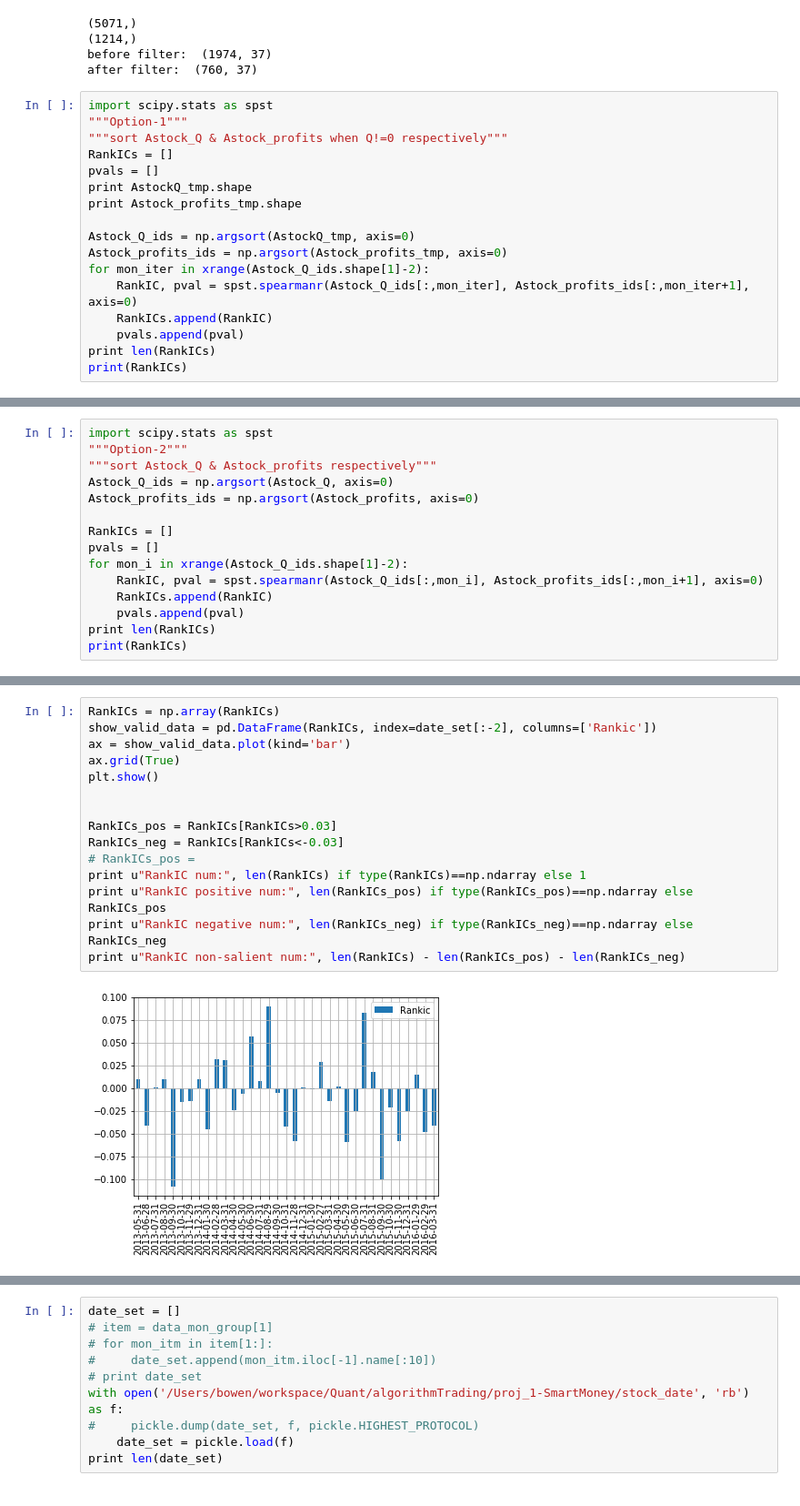
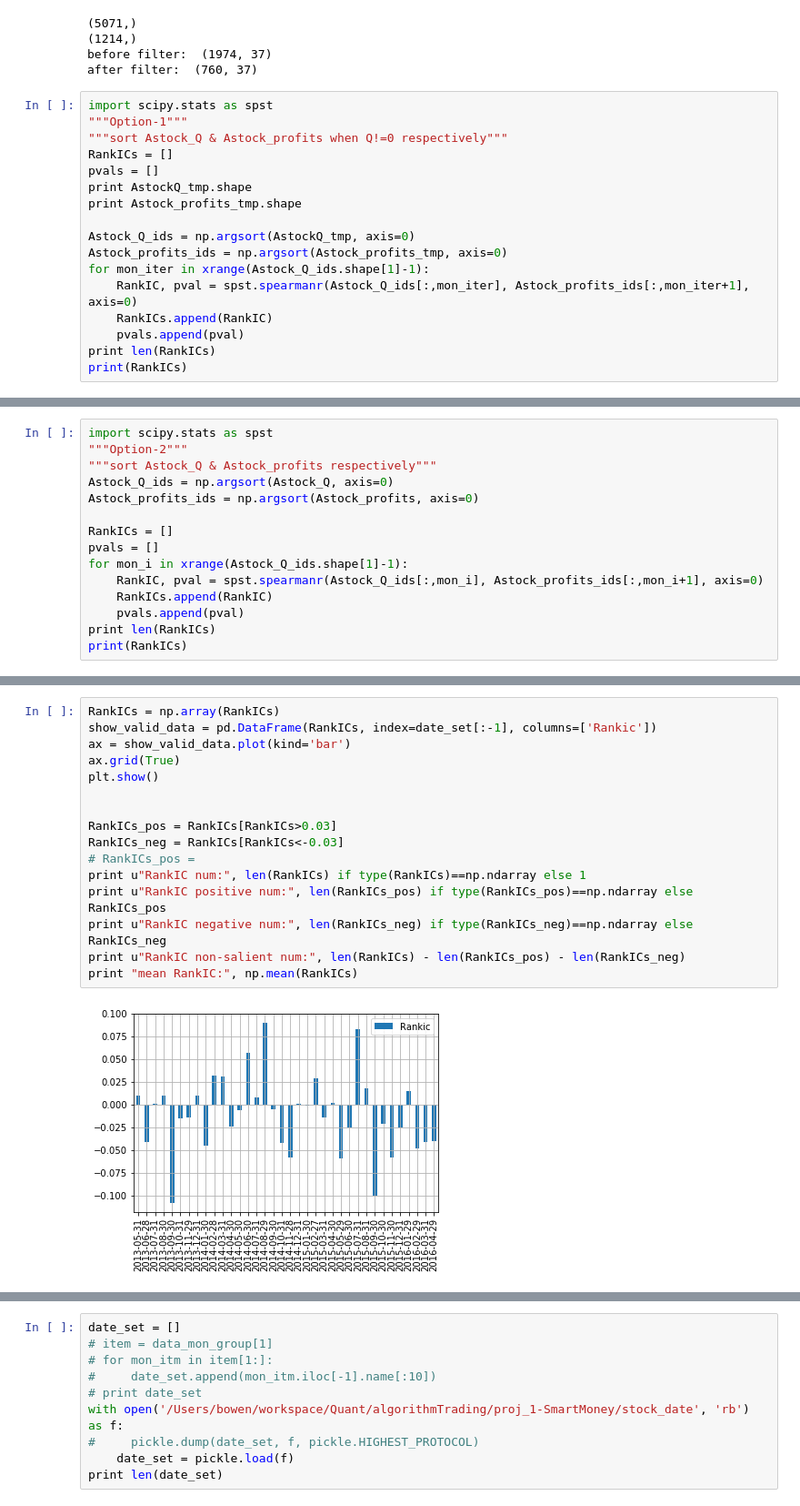
Before and after one commit to xiaotiancd/algorithmTrading, a Jupyter notebook: proj_1-SmartMoney/stock_selection.ipynb, the cells around one changed output, grey strips where cells are left out. Shown: that part at 91% size. Saved outputs shown, nothing was run; the diff lists cells and outputs as text.

```diff
--- a/proj_1-SmartMoney/stock_selection.ipynb
+++ b/proj_1-SmartMoney/stock_selection.ipynb
@@ -435,7 +449,7 @@ print Astock_profits_tmp.shape
 
 Astock_Q_ids = np.argsort(AstockQ_tmp, axis=0)
 Astock_profits_ids = np.argsort(Astock_profits_tmp, axis=0)
-for mon_iter in xrange(Astock_Q_ids.shape[1]-2):
+for mon_iter in xrange(Astock_Q_ids.shape[1]-1):
     RankIC, pval = spst.spearmanr(Astock_Q_ids[:,mon_iter], Astock_profits_ids[:,mon_iter+1], axis=0)
     RankICs.append(RankIC)
     pvals.append(pval)
@@ -455,7 +469,7 @@ Astock_profits_ids = np.argsort(Astock_profits, axis=0)
 
 RankICs = []
 pvals = []
-for mon_i in xrange(Astock_Q_ids.shape[1]-2):
+for mon_i in xrange(Astock_Q_ids.shape[1]-1):
     RankIC, pval = spst.spearmanr(Astock_Q_ids[:,mon_i], Astock_profits_ids[:,mon_i+1], axis=0)
     RankICs.append(RankIC)
     pvals.append(pval)
@@ -467,17 +481,18 @@ print(RankICs)
 # %%
 RankICs = np.array(RankICs)
-show_valid_data = pd.DataFrame(RankICs, index=date_set[:-2], columns=['Rankic'])
+show_valid_data = pd.DataFrame(RankICs, index=date_set[:-1], columns=['Rankic'])
 ax = show_valid_data.plot(kind='bar')
 ax.grid(True)
 plt.show()
 
 
 RankICs_pos = RankICs[RankICs>0.03]
 RankICs_neg = RankICs[RankICs<-0.03]
 # RankICs_pos =
 print u"RankIC num:", len(RankICs) if type(RankICs)==np.ndarray else 1
 print u"RankIC positive num:", len(RankICs_pos) if type(RankICs_pos)==np.ndarray else RankICs_pos
 print u"RankIC negative num:", len(RankICs_neg) if type(RankICs_neg)==np.ndarray else RankICs_neg
 print u"RankIC non-salient num:", len(RankICs) - len(RankICs_pos) - len(RankICs_neg)
+print "mean RankIC:", np.mean(RankICs)
 # %% [output]
-[figure, old version]
+[figure, new version]
```
Also changed, not shown: parts of 8 cells of this notebook, 1 other file.
